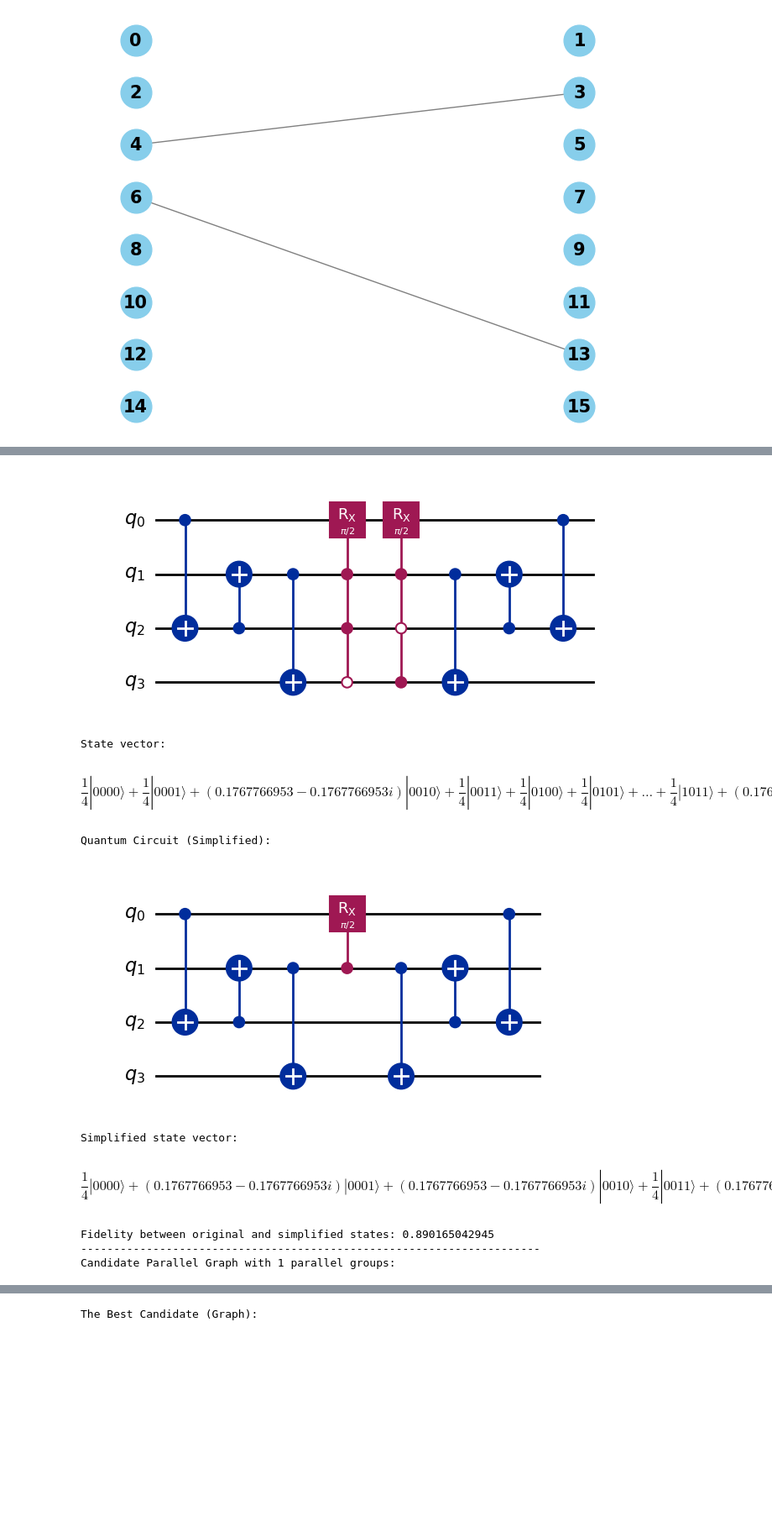
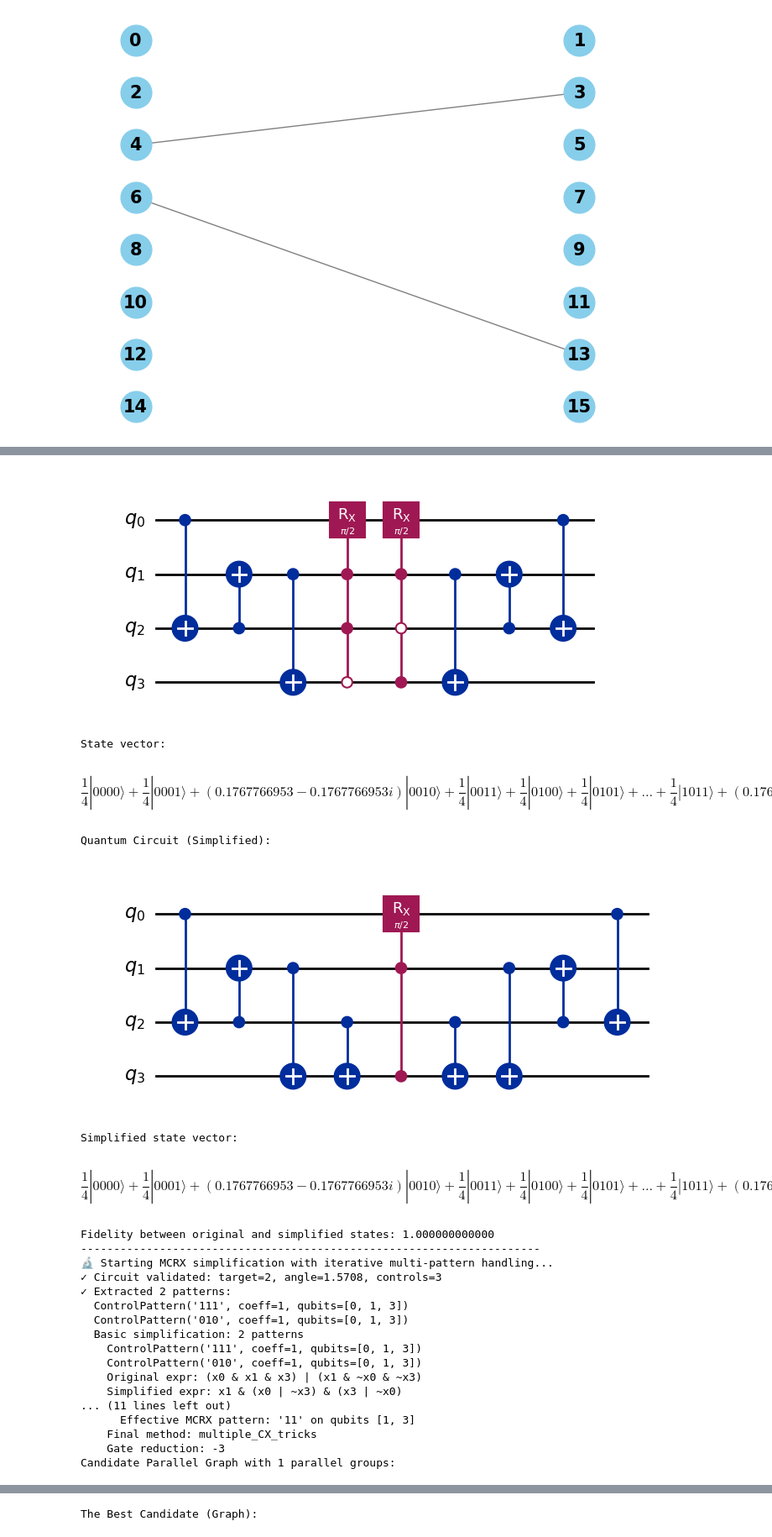
Before and after one commit to Mostafa-Atallah2020/ctqw-matching-decomp, a Jupyter notebook: examples/Multiedge Graphs.ipynb, the cells around one changed output, grey strips where cells are left out. Shown at 84% size. Drawn from its saved outputs; the diff is of its cells as text; code cells hidden in the pictures; blank space fills up the shorter version.

Commit message:
Integrating mcrx simplifier into the main code

```diff
--- a/examples/Multiedge Graphs.ipynb
+++ b/examples/Multiedge Graphs.ipynb
@@ -123,7 +124,16 @@ for e in G.candidates:
     circ_simplified = QuantumCircuit(e.n_qubits)
     for t in cnots_lists:
         circ_simplified.cx(*t)
-    circ_simplified.append(e.get_qc(simplified=True), range(e.n_qubits))
+
+    # circ_simplified.append(e.get_qc(simplified=True), range(e.n_qubits))
+    unsimplified_qc = e.get_qc()
+    try:
+        simplifier = MCRXCascadeSimplifier(verbose=True)
+        simplified_qc, _ = simplifier.simplify(unsimplified_qc)
+        circ_simplified.append(simplified_qc, range(e.n_qubits))
+    except:
+        circ_simplified.append(unsimplified_qc, range(e.n_qubits))
+
     for t in reversed(cnots_lists):
         circ_simplified.cx(*t)
 
@@ -153,16 +179,30 @@ for e in G.candidates:
 Candidate Parallel Graph with 1 parallel groups:
 [figure]
 None
 Quantum Circuit:
 [figure]
 State vector:
 $$\frac{1}{4} |0000\rangle+\frac{1}{4} |0001\rangle+(0.1767766953 - 0.1767766953 i) |0010\rangle+\frac{1}{4} |0011\rangle+\frac{1}{4} |0100\rangle+\frac{1}{4} |0101\rangle + \ldots +\frac{1}{4} |1011\rangle+(0.1767766953 - 0.1767766953 i) |1100\rangle+\frac{1}{4} |1101\rangle+\frac{1}{4} |1110\rangle+\frac{1}{4} |1111\rangle$$
 Quantum Circuit (Simplified):
-[figure, old version]
+[figure, new version]
 Simplified state vector:
-$$\frac{1}{4} |0000\rangle+(0.1767766953 - 0.1767766953 i) |0001\rangle+(0.1767766953 - 0.1767766953 i) |0010\rangle+\frac{1}{4} |0011\rangle+(0.1767766953 - 0.1767766953 i) |0100\rangle+\frac{1}{4} |0101\rangle + \ldots +\frac{1}{4} |1011\rangle+(0.1767766953 - 0.1767766953 i) |1100\rangle+\frac{1}{4} |1101\rangle+\frac{1}{4} |1110\rangle+(0.1767766953 - 0.1767766953 i) |1111\rangle$$
+$$\frac{1}{4} |0000\rangle+\frac{1}{4} |0001\rangle+(0.1767766953 - 0.1767766953 i) |0010\rangle+\frac{1}{4} |0011\rangle+\frac{1}{4} |0100\rangle+\frac{1}{4} |0101\rangle + \ldots +\frac{1}{4} |1011\rangle+(0.1767766953 - 0.1767766953 i) |1100\rangle+\frac{1}{4} |1101\rangle+\frac{1}{4} |1110\rangle+\frac{1}{4} |1111\rangle$$
-Fidelity between original and simplified states: 0.890165042945
+Fidelity between original and simplified states: 1.000000000000
 ----------------------------------------------------------------------
+🔬 Starting MCRX simplification with iterative multi-pattern handling...
+✓ Circuit validated: target=2, angle=1.5708, controls=3
+✓ Extracted 2 patterns:
+  ControlPattern('111', coeff=1, qubits=[0, 1, 3])
+  ControlPattern('010', coeff=1, qubits=[0, 1, 3])
+  Basic simplification: 2 patterns
+    ControlPattern('111', coeff=1, qubits=[0, 1, 3])
+    ControlPattern('010', coeff=1, qubits=[0, 1, 3])
+    Original expr: (x0 & x1 & x3) | (x1 & ~x0 & ~x3)
+    Simplified expr: x1 & (x0 | ~x3) & (x3 | ~x0)
+... (11 lines left out)
+      Effective MCRX pattern: '11' on qubits [1, 3]
+    Final method: multiple_CX_tricks
+    Gate reduction: -3
 Candidate Parallel Graph with 1 parallel groups:
 ... (55 outputs left out)
 # %%
```
Also changed, not shown: parts of 5 cells of this notebook, 2 other files.
